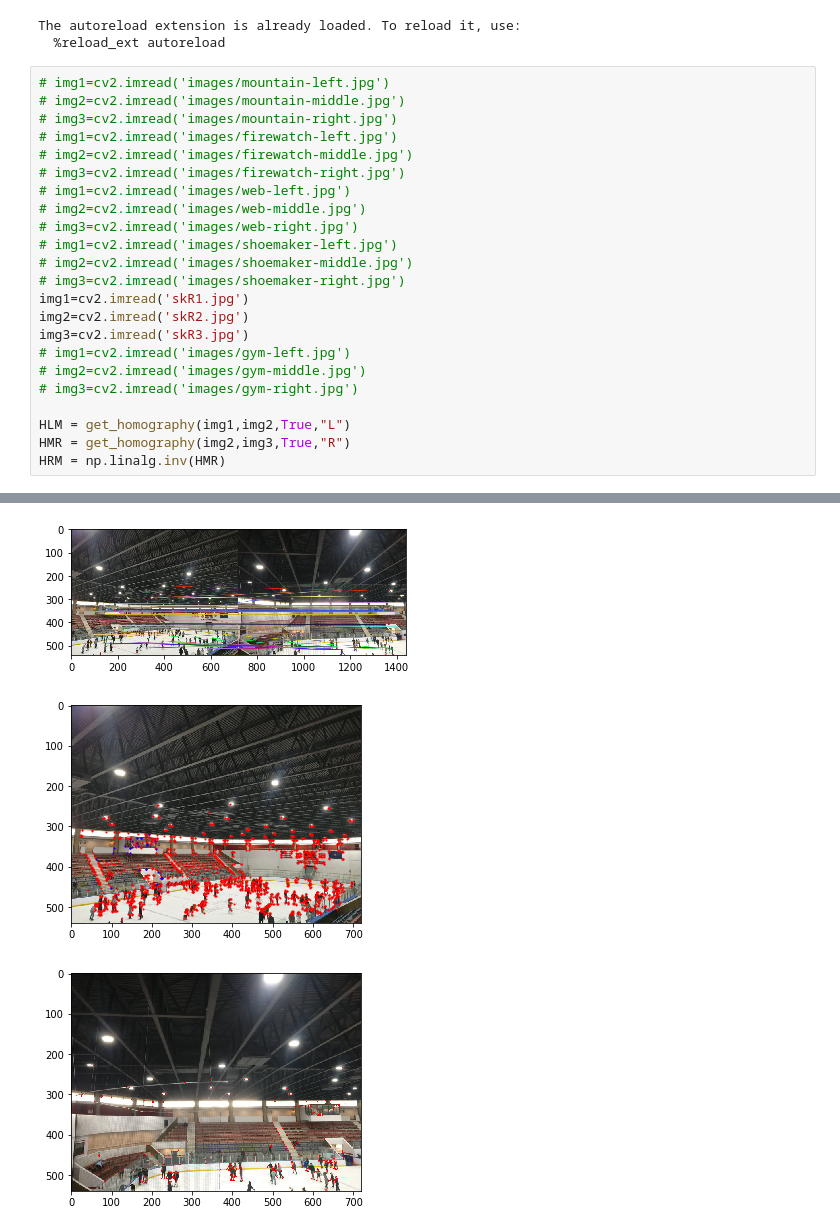
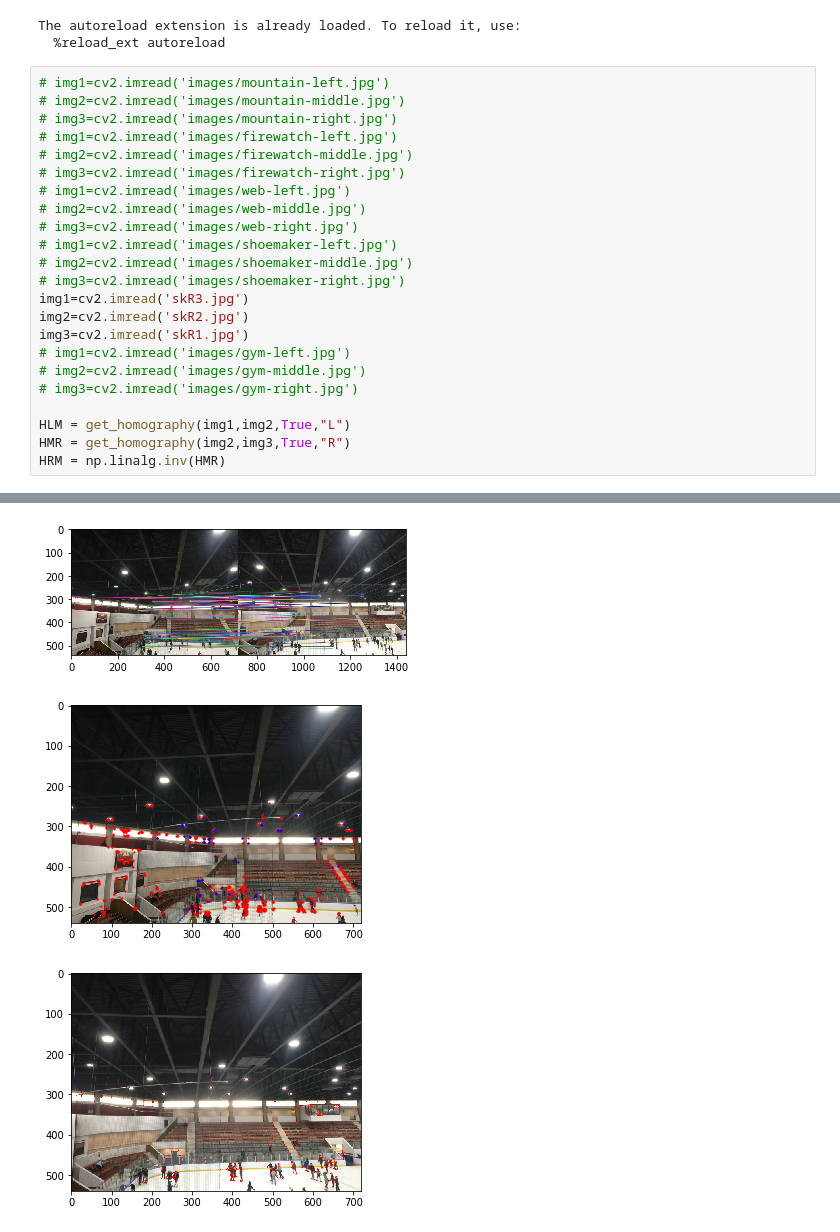
Before and after one commit to shortstheory/cis581-3a, a Jupyter notebook: demo.ipynb, the cells around one changed output, grey strips where cells are left out. Cells and saved outputs as stored; diff of their text form.

```diff
--- a/demo.ipynb
+++ b/demo.ipynb
@@ -25,9 +25,9 @@ The autoreload extension is already loaded. To reload it, use:
 # img1=cv2.imread('images/shoemaker-left.jpg')
 # img2=cv2.imread('images/shoemaker-middle.jpg')
 # img3=cv2.imread('images/shoemaker-right.jpg')
-img1=cv2.imread('skR1.jpg')
+img1=cv2.imread('skR3.jpg')
 img2=cv2.imread('skR2.jpg')
-img3=cv2.imread('skR3.jpg')
+img3=cv2.imread('skR1.jpg')
 # img1=cv2.imread('images/gym-left.jpg')
 # img2=cv2.imread('images/gym-middle.jpg')
 # img3=cv2.imread('images/gym-right.jpg')
@@ -45,3 +45,3 @@ Max Inlier Count: 32
-[figure, old version]
+[figure, new version]
-[figure, old version]
+[figure, new version]
 [figure]
```
Also changed, not shown: parts of 2 cells of this notebook.
